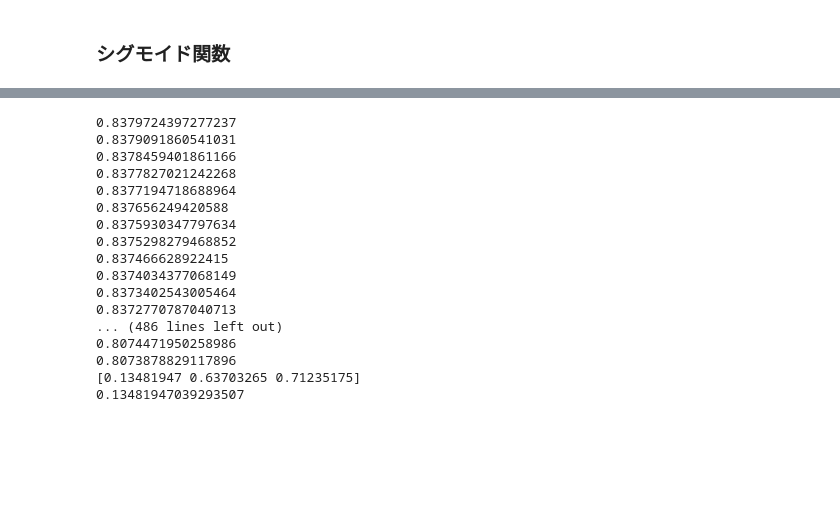
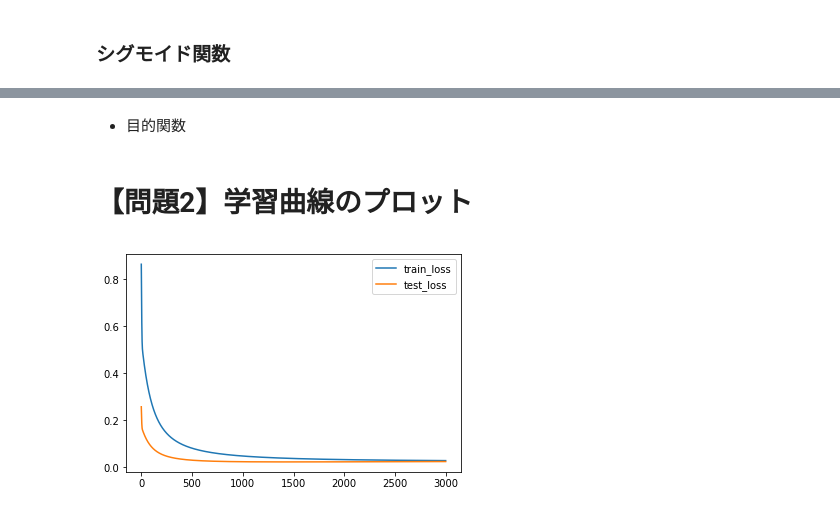
Before and after one commit to tai-fujio/diveintocode-ml, a Jupyter notebook: diveintocode-term1/sprint4/sprint4-ml-scratch-logistic-regression.ipynb, the cells around one changed output, grey strips where cells are left out. Cells and saved outputs as stored; diff of their text form; code cells hidden in the pictures; blank space fills up the shorter version.

```diff
--- a/diveintocode-term1/sprint4/sprint4-ml-scratch-logistic-regression.ipynb
+++ b/diveintocode-term1/sprint4/sprint4-ml-scratch-logistic-regression.ipynb
@@ -8,7 +8,7 @@ import matplotlib.pyplot as plt
 def sigmoid(z):
     e = math.e
 
-    g = 1 / (1 + e**-z)
+    g = 1 / (1 + np.exp(-z))
 
     return g
 
@@ -201,3 +221,5 @@ class ScratchLogisticRegression():
 
         return y_pred
+# %% [markdown]
+* 目的関数
 # %%
@@ -206,5 +229,4 @@ def cost_func(y_true, y_pred, coef, c=0.1):
 # %%
-import math
 from sklearn.datasets import load_iris
 import numpy as np
 import pandas as pd
@@ -226,25 +248,20 @@ X =df[['petal_length', 'petal_width']]
 
 y = df['species']
 
+from sklearn.model_selection import train_test_split
+X_train, X_test, y_train, y_test = train_test_split(X, y)
+
 slr = ScratchLogisticRegression()
-slr.fit(X, y)
-print(slr.coef_)
-print(slr.intercept_)
+slr.fit(X_train, y_train, X_test, y_test)
-# %% [output]
-0.8379724397277237
-0.8379091860541031
-0.8378459401861166
-0.8377827021242268
-0.8377194718688964
-0.837656249420588
-0.8375930347797634
-0.8375298279468852
-0.837466628922415
-0.8374034377068149
-0.8373402543005464
-0.8372770787040713
-... (486 lines left out)
-0.8074471950258986
-0.8073878829117896
-[0.13481947 0.63703265 0.71235175]
-0.13481947039293507
+# %% [markdown]
+# 【問題2】学習曲線のプロット
+# %%
+import seaborn as sns
+def plot_learning_curve(train_loss, test_loss):
+    sns.lineplot(data=train_loss, label='train_loss')
+    sns.lineplot(data=test_loss, label='test_loss')
+
+
+plot_learning_curve(slr.loss, slr.val_loss)
+# %% [output]
+[figure, added]
```
Also changed, not shown: parts of 15 cells of this notebook.
